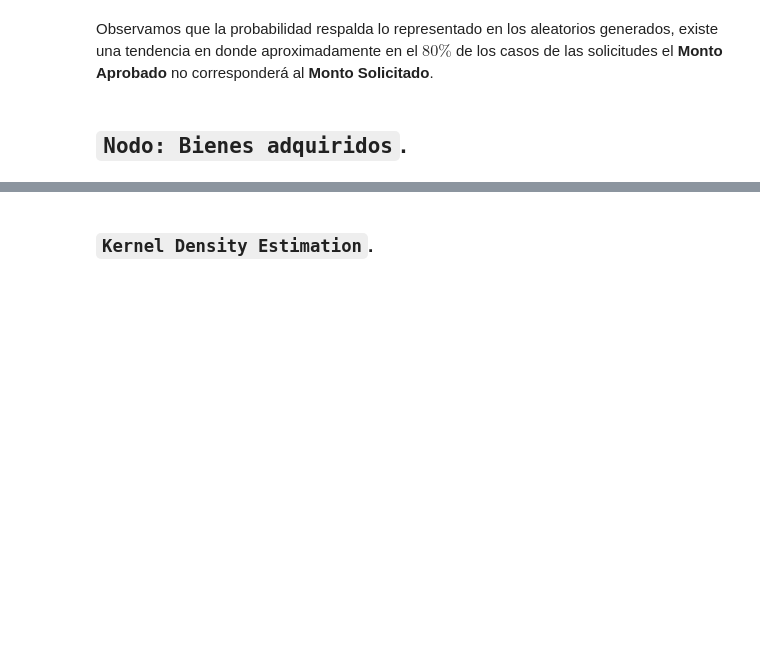
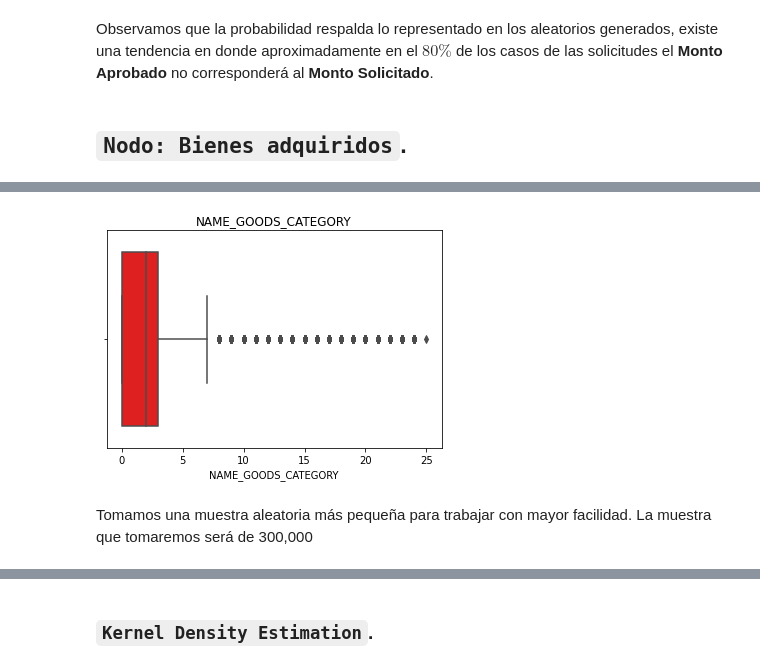
Before and after one commit to JuanPablo2019/Proyecto_modulo1, a Jupyter notebook: ProyectoModulo1_MaganaJ_PinedaB.ipynb, the cells around one changed output, grey strips where cells are left out. Drawn from its saved outputs; the diff is of its cells as text; code cells hidden in the pictures; blank space fills up the shorter version.

```diff
--- a/ProyectoModulo1_MaganaJ_PinedaB.ipynb
+++ b/ProyectoModulo1_MaganaJ_PinedaB.ipynb
@@ -1535,0 +1699,8 @@ Observamos que la probabilidad respalda lo representado en los aleatorios genera
+# %%
+# Visualización utilizando un boxplot con los datos ordenados
+sns.boxplot(x=goods,color='r').set_title('NAME_GOODS_CATEGORY');
+# %% [output]
+[figure, added]
+# %% [markdown]
+Tomamos una muestra aleatoria más pequeña para trabajar con mayor facilidad.
+La muestra que tomaremos será de 300,000
```
Also changed, not shown: parts of 71 cells of this notebook.
